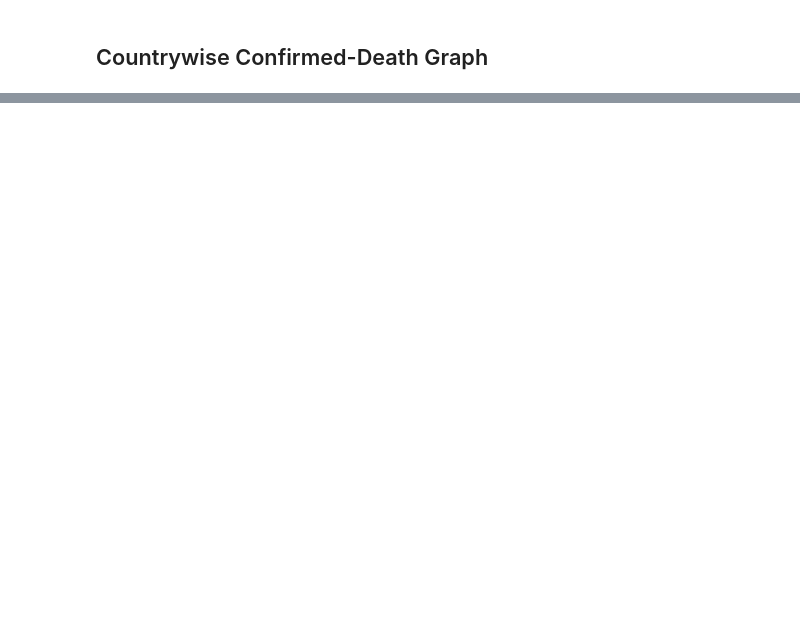
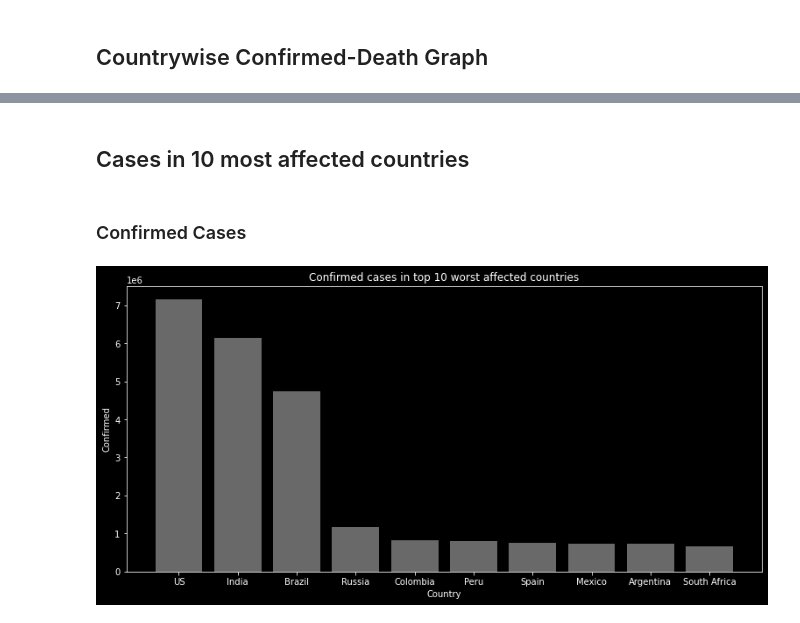
Before and after one commit to Aparna-U-Nair/COVID-19-Dashboard, a Jupyter notebook: Covid_Dashboard.ipynb, the cells around one changed output, grey strips where cells are left out. Cells and saved outputs as stored; diff of their text form; code cells hidden in the pictures; blank space fills up the shorter version.

Commit message:
Bar charts updated

```diff
--- a/Covid_Dashboard.ipynb
+++ b/Covid_Dashboard.ipynb
@@ -15,5 +21,9 @@ import folium
 import plotly.graph_objects as go
 import seaborn as sns
 
-from IPython.core.interactiveshell import InteractiveShell
-InteractiveShell.ast_node_interactivity = "all"
+# from IPython.core.interactiveshell import InteractiveShell
+# InteractiveShell.ast_node_interactivity = "all"
+
+import plotly.io as pio
+pio.templates.default = "plotly_dark"
+plt.style.use('dark_background')
@@ -60,7 +49,7 @@ country.head()
 death = death.rename(columns={"Province/State":"state","Country/Region":"country"})
 confirmed = confirmed.rename(columns={"Province/State":"state","Country/Region":"country"})
 recovered = recovered.rename(columns={"Province/State":"state","Country/Region":"country"})
-country = country.rename(columns={"Long_":"long","Country_Region":"country"})
+country = country.rename(columns={"Long_":"long","Country_Region":"country","Last_Update":"date"})
 
 #Column names to lower case
 death.columns = map(str.lower,death.columns)
@@ -86,3 +70,7 @@ tot_country
+# %%
+country["date"] = pd.to_datetime(country["date"]).dt.date
+country["date"] = pd.to_datetime(country["date"])
+# country.dtypes
 # %%
 #HTML for displaying the above counts as a tagline
 display(HTML("<div style = 'background-color: #504e4e; padding: 30px '>" +
@@ -225,0 +184,26 @@ px.bar(
+# %% [markdown]
+## Cases in 10 most affected countries
+# %% [markdown]
+### Confirmed Cases
+# %%
+#Bar chart for confirmed cases in worst affected countries
+# px.bar(
+#     sorted_country.head(10)[::-1],
+#     y = "country",
+#     x = "confirmed",
+#     title= "Top 10 worst affected countries", # the axis names
+#     color_discrete_sequence=["darkslategrey"],
+#     orientation = "h",
+#     height=500,
+#     width=800
+# )
+fig2 = plt.figure(figsize = (13, 6))
+plt.bar(sorted_country.head(10)["country"], sorted_country.head(10)["confirmed"], color ='dimgray',
+        width = 0.8)
+
+plt.xlabel("Country")
+plt.ylabel("Confirmed")
+plt.title("Confirmed cases in top 10 worst affected countries")
+plt.show()
+# %% [output]
+[figure, added]
```
Also changed, not shown: parts of 20 cells of this notebook.
